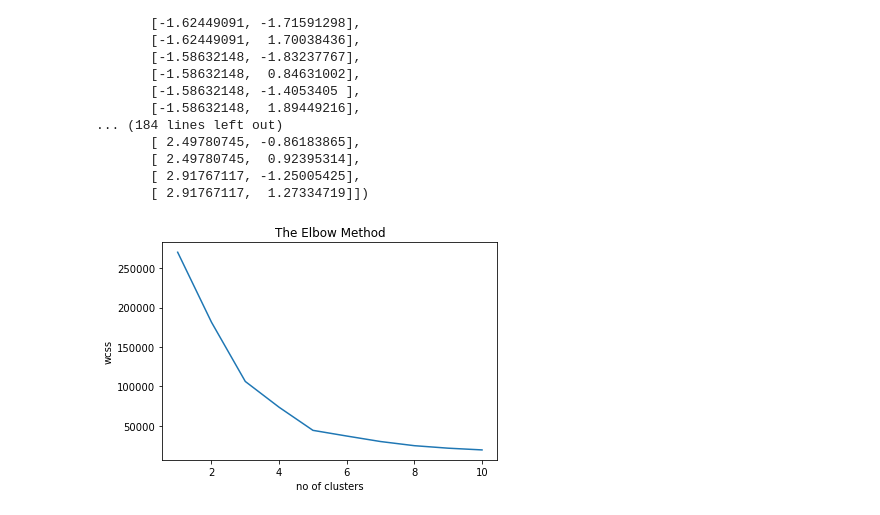
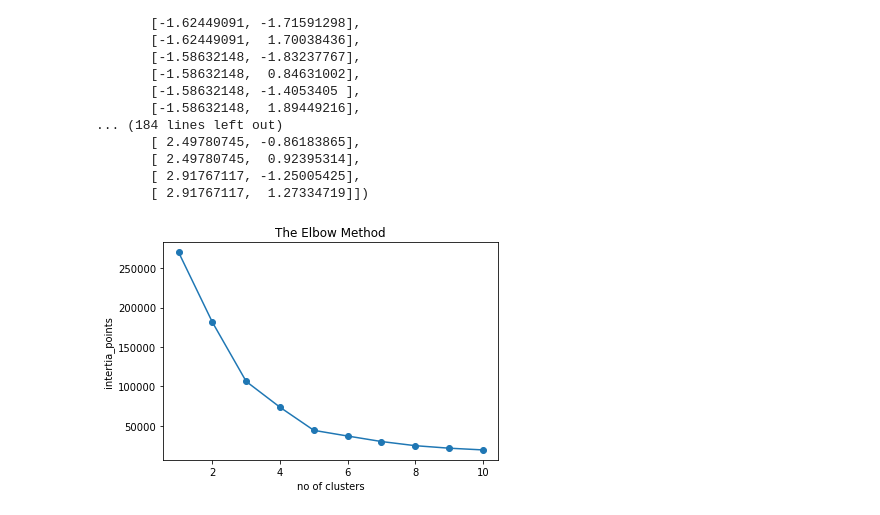
Before and after one commit to shiva-kspr/k-means, a Jupyter notebook: Customer Segmentation.ipynb, the cells around one changed output. Cells and saved outputs as stored; diff of their text form; code cells hidden in the pictures.

```diff
--- a/Customer Segmentation.ipynb
+++ b/Customer Segmentation.ipynb
@@ -115,17 +115,19 @@ array([[-1.73899919, -0.43480148],
        [ 2.91767117, -1.25005425],
        [ 2.91767117,  1.27334719]])
 # %%
-wcss=[]
+intertia_points=[]
 for i in range(1,11):
     kmeans = KMeans(n_clusters= i, init='k-means++', random_state=0)
     kmeans.fit(X)
-    wcss.append(kmeans.inertia_)
+    intertia_points.append(kmeans.inertia_)
+# %%
+df=pd.DataFrame({'cluster':range(1,11),'points':intertia_points})
 # %%
-plt.plot(range(1,11), wcss)
+plt.plot(df['cluster'], df['points'],marker='o')
 plt.title('The Elbow Method')
 plt.xlabel('no of clusters')
-plt.ylabel('wcss')
+plt.ylabel('intertia_points')
 plt.show()
 # %% [output]
-[figure, old version]
+[figure, new version]
 # %%
```
Also changed, not shown: parts of 3 cells of this notebook.
